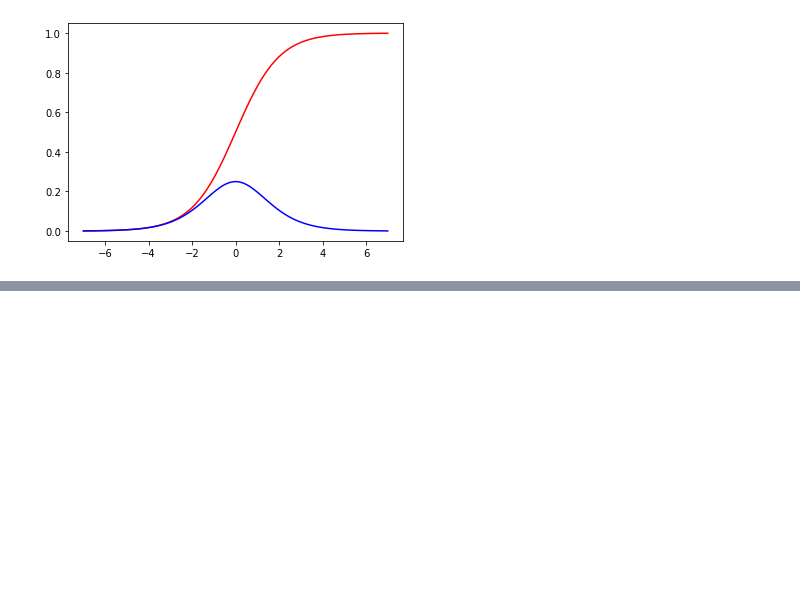
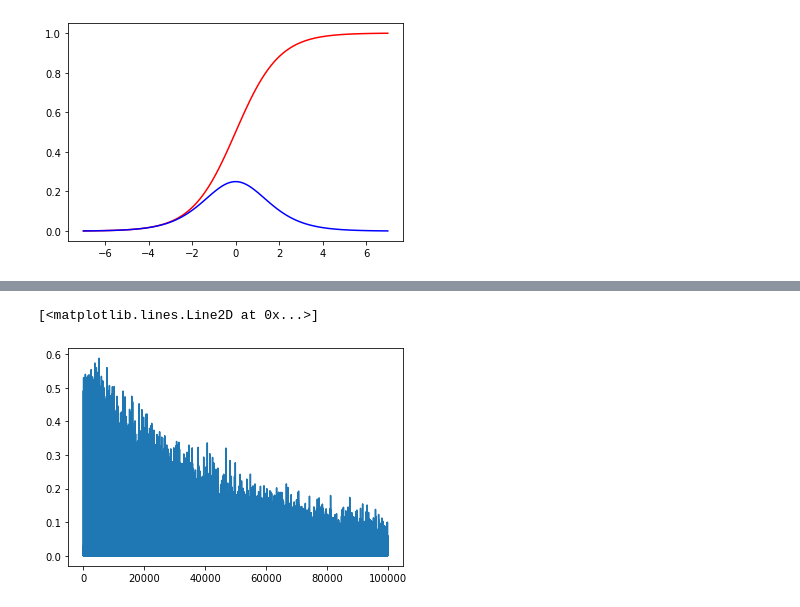
Before and after one commit to ferasawad/MyPython, a Jupyter notebook: Neural Networks/NN.ipynb, the cells around one changed output, grey strips where cells are left out. Cells and saved outputs as stored; diff of their text form; code cells hidden in the pictures; blank space fills up the shorter version.

```diff
--- a/Neural Networks/NN.ipynb
+++ b/Neural Networks/NN.ipynb
@@ -49,0 +48,35 @@ for i in range(10):
+# %%
+learning_rate = 0.3
+costs = []
+
+for i in range(100000):
+    ri = np.random.randint(len(data))
+    point = data[ri]
+
+    z = point[0]*w1 + point[1]*w2 + b
+    pred = sigmoid(z)
+    target = point[2]
+    cost = np.square(pred-target)
+
+    costs.append(cost)
+
+    dcost_pred = 2*(pred-target)
+    dpred_dz = sigmoid_p(z)
+
+    dz_dw1 = point[0]
+    dz_dw2 = point[1]
+    dz_db  = 1
+
+    dcost_dw1 = dcost_pred * dpred_dz * dz_dw1
+    dcost_dw2 = dcost_pred * dpred_dz * dz_dw2
+    dcost_db  = dcost_pred * dpred_dz * dz_db
+
+    w1 = w1 - learning_rate * dcost_dw1
+    w2 = w2 - learning_rate * dcost_dw2
+    b  = b - learning_rate * dcost_db
+
+
+plt.plot(costs)
+# %% [output]
+[<matplotlib.lines.Line2D at 0x...>]
+[figure, added]
```
Also changed, not shown: parts of 2 cells of this notebook.
